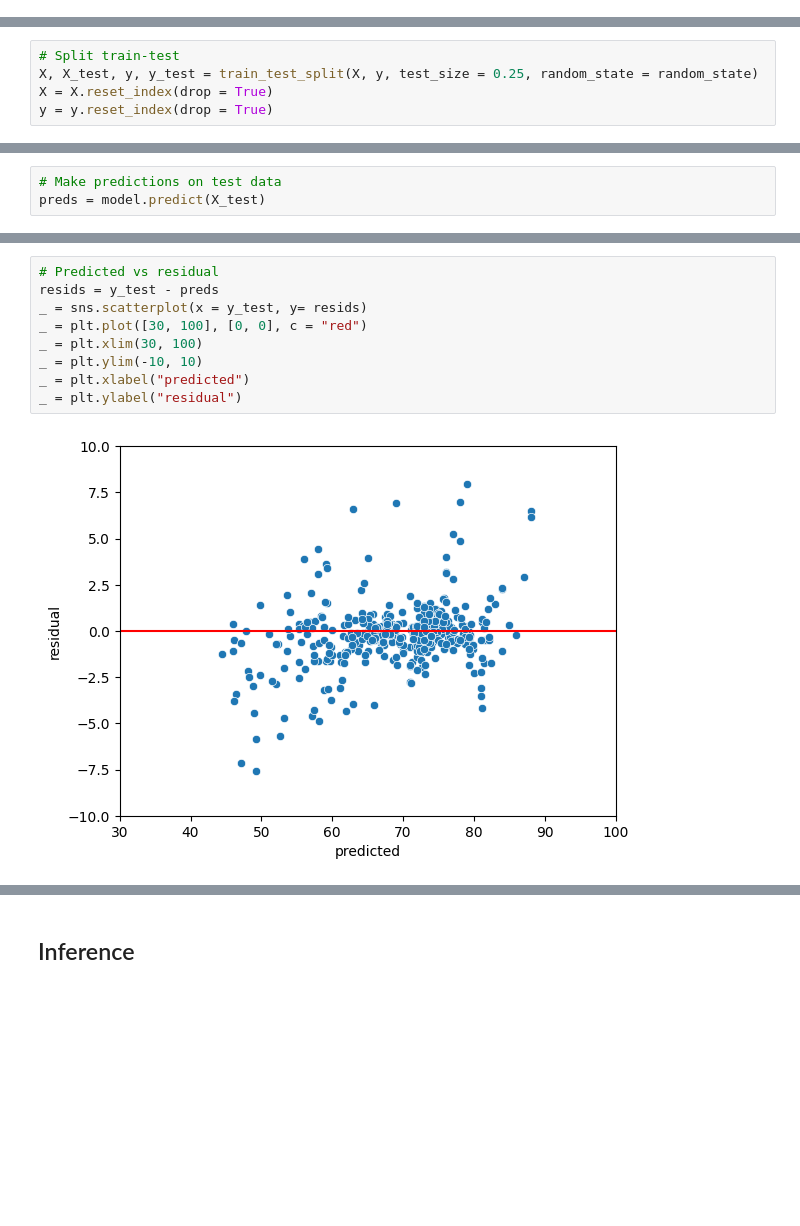
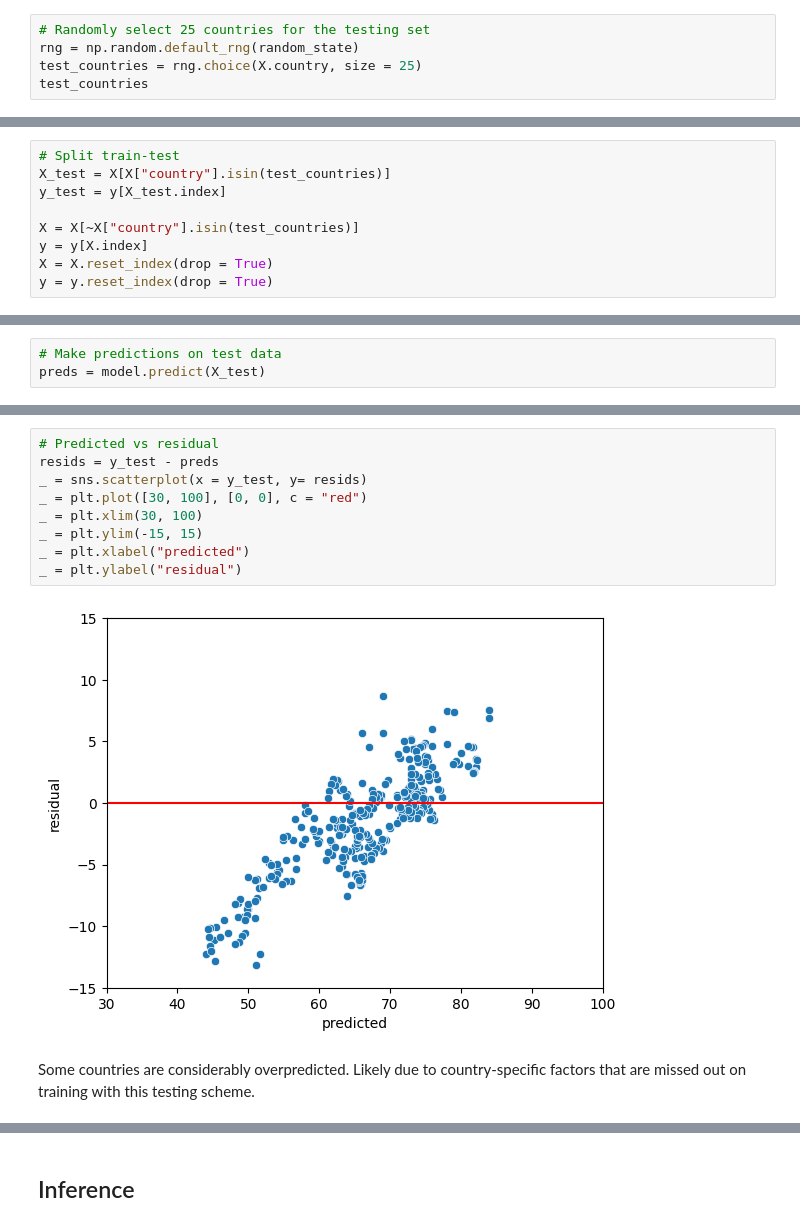
Before and after one commit to AhmetZamanis/PanelLifeExpectancy, a Jupyter notebook: 2.0_LGBM.ipynb, the cells around one changed output, grey strips where cells are left out. Saved outputs shown, nothing was run; the diff lists cells and outputs as text; blank space fills up the shorter version.

```diff
--- a/2.0_LGBM.ipynb
+++ b/2.0_LGBM.ipynb
@@ -31,3 +31,8 @@ df = pd.read_csv("./OutputData/training_data.csv")
 # Split features and target
 X = df.drop(["life_expectancy"], axis = 1)
 y = df.life_expectancy
+# %%
+# Randomly select 25 countries for the testing set
+rng = np.random.default_rng(random_state)
+test_countries = rng.choice(X.country, size = 25)
+test_countries
@@ -34,6 +46,10 @@ y = df.life_expectancy
 # %%
 # Split train-test
-X, X_test, y, y_test = train_test_split(X, y, test_size = 0.25, random_state = random_state)
+X_test = X[X["country"].isin(test_countries)]
+y_test = y[X_test.index]
+
+X = X[~X["country"].isin(test_countries)]
+y = y[X.index]
 X = X.reset_index(drop = True)
 y = y.reset_index(drop = True)
 # %%
@@ -225,11 +239,13 @@ _ = plt.ylabel("predicted")
 # %%
 # Predicted vs residual
 resids = y_test - preds
 _ = sns.scatterplot(x = y_test, y= resids)
 _ = plt.plot([30, 100], [0, 0], c = "red")
 _ = plt.xlim(30, 100)
-_ = plt.ylim(-10, 10)
+_ = plt.ylim(-15, 15)
 _ = plt.xlabel("predicted")
 _ = plt.ylabel("residual")
 # %% [output]
-[figure, old version]
+[figure, new version]
+# %% [markdown]
+Some countries are considerably overpredicted. Likely due to country-specific factors that are missed out on training with this testing scheme.
```
Also changed, not shown: parts of 15 cells of this notebook, 1 other file.
